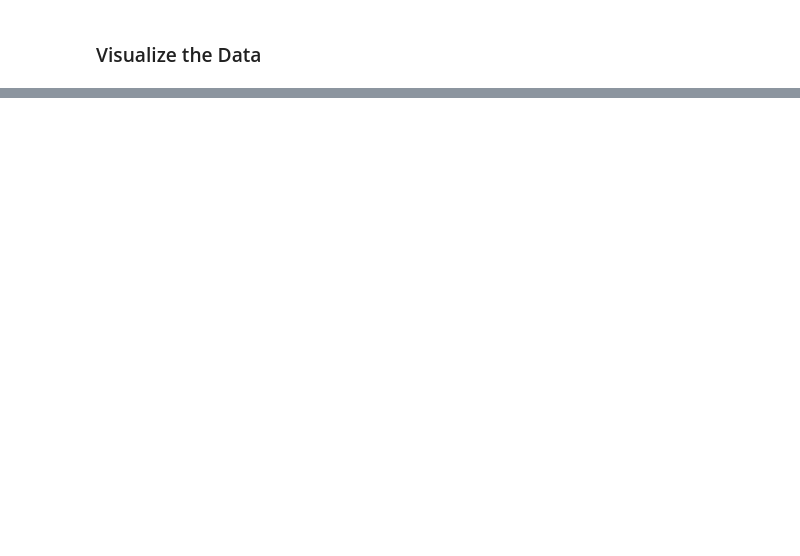
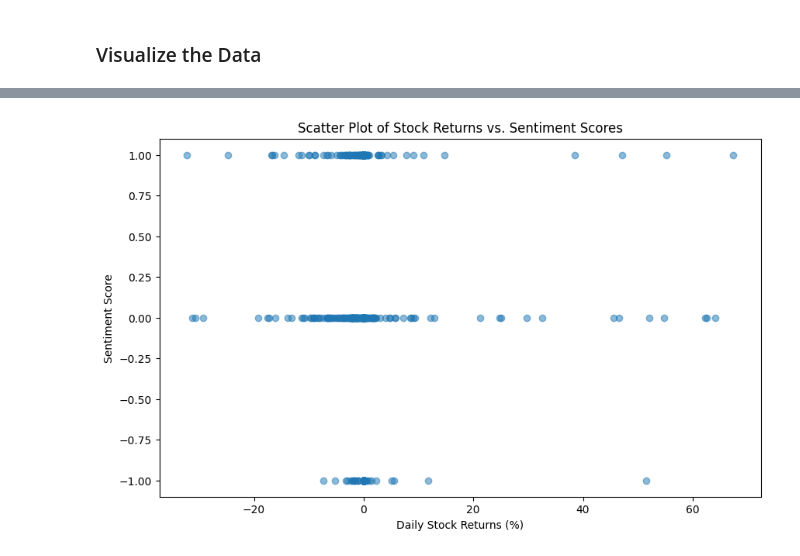
Before and after one commit to dani6566/FNSPID, a Jupyter notebook: Notebooks/financial_analysis.ipynb, the cells around one changed output, grey strips where cells are left out. Cells and saved outputs as stored; diff of their text form; code cells hidden in the pictures; blank space fills up the shorter version.

```diff
--- a/Notebooks/financial_analysis.ipynb
+++ b/Notebooks/financial_analysis.ipynb
@@ -169,0 +183,2 @@ plt.show()
+# %%
+df = pd.read_csv('../data/raw_analyst_ratings/raw_analyst_ratings.csv', parse_dates=['date'])
@@ -169,0 +331,33 @@ plt.show()
+# %%
+# 1. Calculate Daily Stock Returns
+merged_df['Daily_Return'] = merged_df['Close'].pct_change() * 100
+
+# Drop the first row with NaN due to pct_change
+merged_df = merged_df.dropna(subset=['Daily_Return'])
+
+# 2. Correlation Analysis
+# Calculate the correlation between daily stock returns and sentiment scores
+correlation = merged_df[['Daily_Return', 'sentiment_numeric']].corr()
+
+# Display the correlation
+print("Correlation between Daily Stock Returns and Sentiment Scores:")
+print(correlation)
+
+# 3. Plotting
+# Create a line plot for Daily Stock Returns and Sentiment Scores
+plt.figure(figsize=(14, 7))
+
+# Plotting Daily Returns
+plt.plot(merged_df['date'], merged_df['Daily_Return'], label='Daily Stock Returns', color='blue')
+
+# Plotting Sentiment Scores (scaled to match the range)
+plt.plot(merged_df['date'], merged_df['sentiment_numeric'] * 10, label='Sentiment Score (scaled)', color='orange')
+
+# Adding titles and labels
+plt.title('Daily Stock Returns and Sentiment Scores Over Time')
+plt.xlabel('Date')
+plt.ylabel('Percentage / Sentiment Score')
+plt.legend()
+
+# Show plot
+plt.show()
@@ -169,0 +375,9 @@ plt.show()
+# %%
+plt.figure(figsize=(10, 6))
+plt.scatter(merged_df['Daily_Return'], merged_df['sentiment_numeric'], alpha=0.5)
+plt.title('Scatter Plot of Stock Returns vs. Sentiment Scores')
+plt.xlabel('Daily Stock Returns (%)')
+plt.ylabel('Sentiment Score')
+plt.show()
+# %% [output]
+[figure, added]
```
Also changed, not shown: parts of 15 cells of this notebook.
